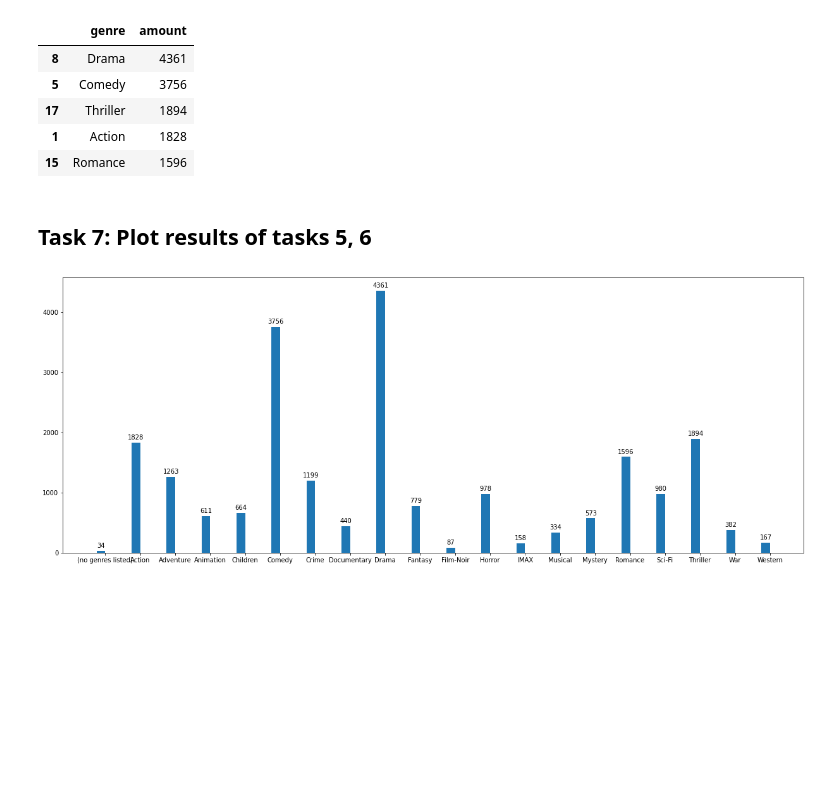
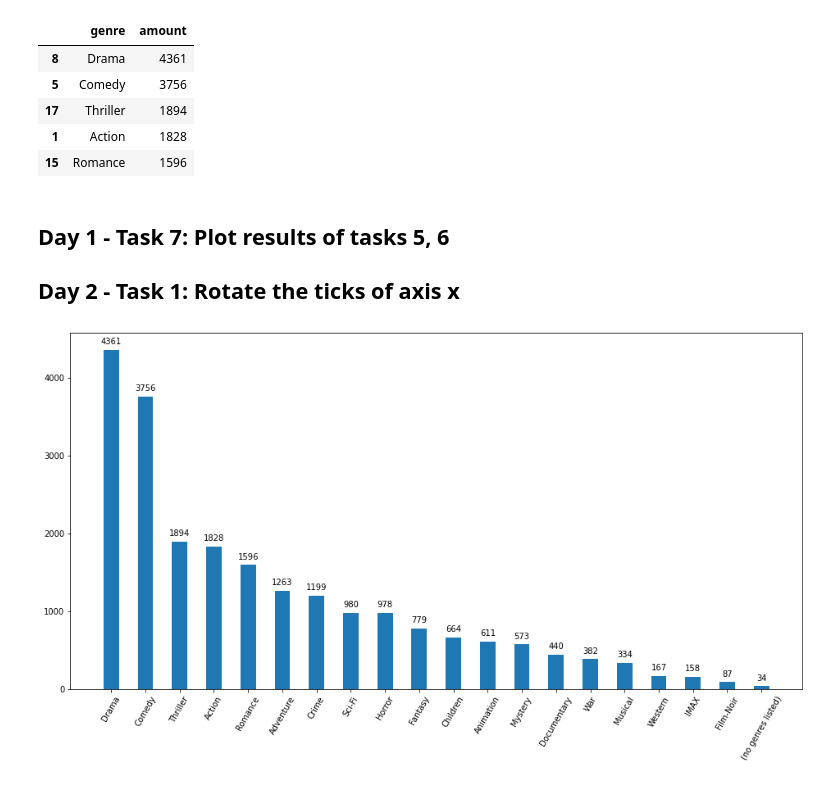
Before and after one commit to cardosorrenan/alura-QuarentenaDados, a Jupyter notebook: Day01.ipynb, the cells around one changed output. Cells and saved outputs as stored; diff of their text form; code cells hidden in the pictures; blank space fills up the shorter version.

```diff
--- a/Day01.ipynb
+++ b/Day01.ipynb
@@ -86,7 +84,9 @@ movies_with_avgs.head()
 movie_genres = movies['genres'].to_numpy()
 genres = '|'.join(movie_genres).split('|')
 genres_unique, genres_amount = np.unique(genres, return_counts=True)
-genres_pd = pd.DataFrame({'genre':genres_unique, 'amount':genres_amount}).sort_values("amount", ascending=False)
+genres = pd.DataFrame({'genre':genres_unique, 'amount':genres_amount}).sort_values("amount", ascending=False)
+genres_unique = list(genres.genre)
+genres_amount = list(genres.amount)
 genres_pd.head()
 # %% [output]
 |  | genre | amount |
@@ -96,36 +96,25 @@ genres_pd.head()
 | 1 | Action | 1828 |
 | 15 | Romance | 1596 |
 # %% [markdown]
-## **Task 7**: Plot results of tasks 5, 6
+## **Day 1 - Task 7**: Plot results of tasks 5, 6
+## **Day 2 - Task 1**: Rotate the ticks of axis x
-# %%
-fig, ax = plt.subplots()
-x = np.arange(len(genres_unique))
-width = 0.25
-genres_bar = ax.bar(x - width/2, genres_amount, width)
-ax.set_xticks(x)
-ax.set_xticklabels(genres_unique)
-
-
-def autolabel(rects):
-  for rect in rects:
-    height = rect.get_height()
-    ax.annotate('{}'.format(height),
-                xy=(rect.get_x() + rect.get_width() / 2, height),
-                xytext=(0, 3),
-                textcoords="offset points",
-                ha='center', va='bottom')
-
-
-autolabel(rects1)
-
-F = plt.gcf()
-Size = F.get_size_inches()
-F.set_size_inches(Size[0]*3.5, Size[1]*2, forward=True)
-
-plt.show()
-
-# References:
-  # https://matplotlib.org/3.2.1/gallery/lines_bars_and_markers/barchart.html#sphx-glr-gallery-lines-bars-and-markers-barchart-py
-  # https://stackoverflow.com/questions/332289/how-do-you-change-the-size-of-figures-drawn-with-matplotlib
-# %% [output]
-[figure, removed]
+# %%
+def autolabel(bars):
+  for bar in bars:
+    height = bar.get_height()
+    ax.annotate('{}'.format(height),
+                xy=(bar.get_x() + bar.get_width() / 2, height),
+                xytext=(0, 5),
+                textcoords="offset points",
+                ha='center', va='bottom')
+# %%
+fig, ax = plt.subplots()
+x = np.arange(len(genres_unique))
+ax.set_xticks(x)
+ax.set_xticklabels(genres_unique, rotation=60)
+genres_bar = ax.bar(x, genres_amount, width=0.45)
+autolabel(genres_bar)
+plt.gcf().set_size_inches(16, 8)
+plt.show()
+# %% [output]
+[figure, added]
```
Also changed, not shown: parts of 5 cells of this notebook.
